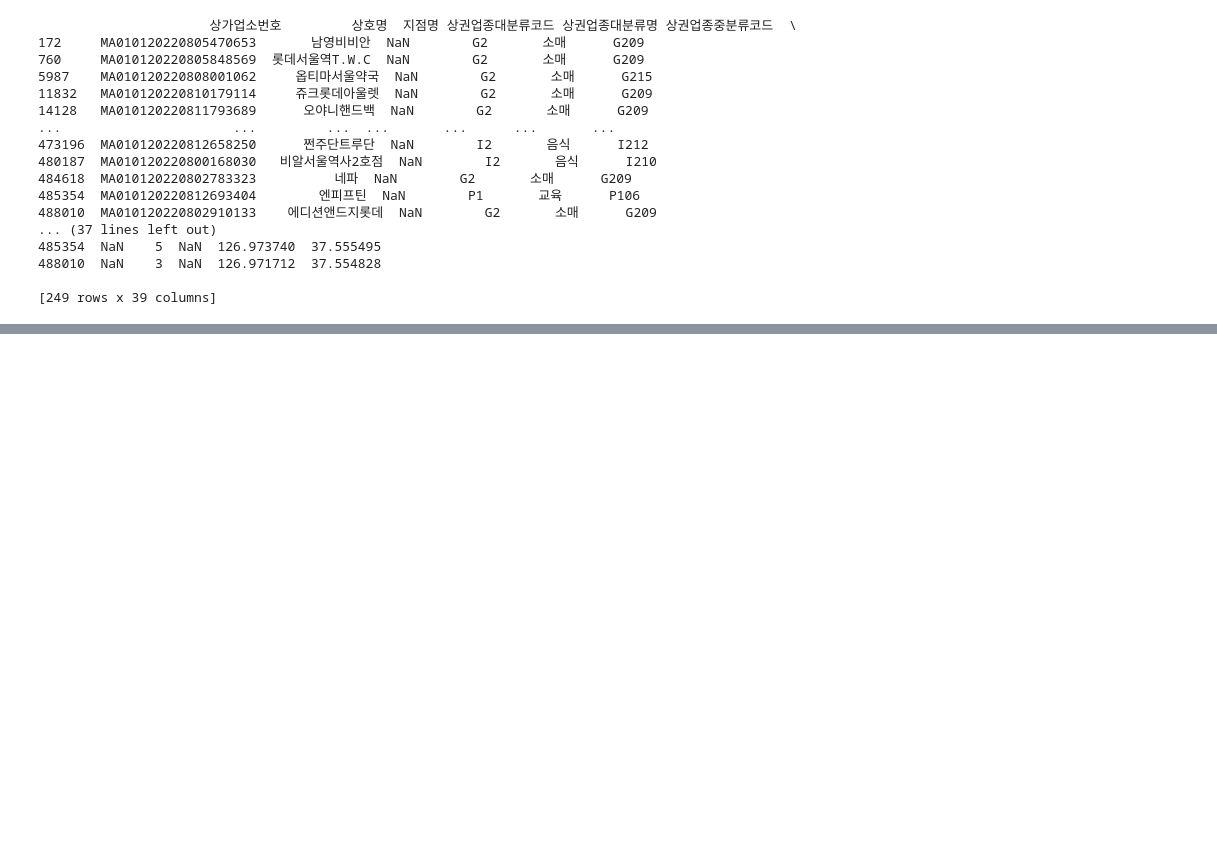
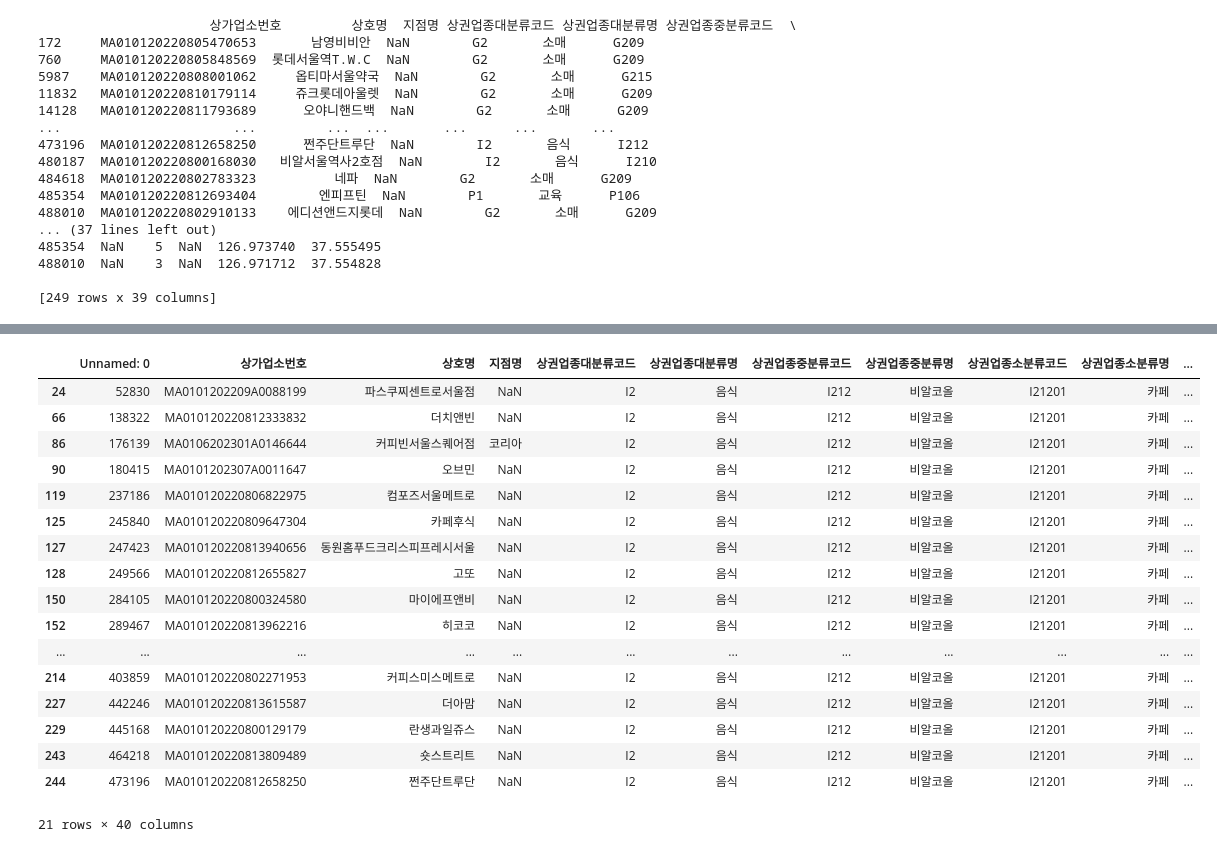
Before and after one commit to nickMingi/SeoulCafeLocationTop5, a Jupyter notebook: seoulStationCafe.ipynb, the cells around one changed output, grey strips where cells are left out. Cells and saved outputs as stored; diff of their text form; code cells hidden in the pictures; blank space fills up the shorter version.

Commit message:
Seoul Station Preprocessing map

```diff
--- a/seoulStationCafe.ipynb
+++ b/seoulStationCafe.ipynb
@@ -159,3 +164,7 @@ print(data[data["상가업소번호"].isin(locations_inside_circle)])
 # %%
 seoulStation = data[data["상가업소번호"].isin(locations_inside_circle)]
 seoulStation.to_csv('seoulStation.csv')
+# %%
+seoulStationDF = pd.read_csv("seoulStation.csv")
+
+seoulStationDF
@@ -161,0 +185,23 @@ seoulStation.to_csv('seoulStation.csv')
+# %%
+seoulStationCafe = seoulStationDF[seoulStationDF["상권업종소분류명"] == "카페"]
+
+seoulStationCafe
+# %% [output]
+|  | Unnamed: 0 | 상가업소번호 | 상호명 | 지점명 | 상권업종대분류코드 | 상권업종대분류명 | 상권업종중분류코드 | 상권업종중분류명 | 상권업종소분류코드 | 상권업종소분류명 | ... |
+| 24 | 52830 | MA0101202209A0088199 | 파스쿠찌센트로서울점 | NaN | I2 | 음식 | I212 | 비알코올 | I21201 | 카페 | ... |
+| 66 | 138322 | MA010120220812333832 | 더치앤빈 | NaN | I2 | 음식 | I212 | 비알코올 | I21201 | 카페 | ... |
+| 86 | 176139 | MA0106202301A0146644 | 커피빈서울스퀘어점 | 코리아 | I2 | 음식 | I212 | 비알코올 | I21201 | 카페 | ... |
+| 90 | 180415 | MA0101202307A0011647 | 오브민 | NaN | I2 | 음식 | I212 | 비알코올 | I21201 | 카페 | ... |
+| 119 | 237186 | MA010120220806822975 | 컴포즈서울메트로 | NaN | I2 | 음식 | I212 | 비알코올 | I21201 | 카페 | ... |
+| 125 | 245840 | MA010120220809647304 | 카페후식 | NaN | I2 | 음식 | I212 | 비알코올 | I21201 | 카페 | ... |
+| 127 | 247423 | MA010120220813940656 | 동원홈푸드크리스피프레시서울 | NaN | I2 | 음식 | I212 | 비알코올 | I21201 | 카페 | ... |
+| 128 | 249566 | MA010120220812655827 | 고또 | NaN | I2 | 음식 | I212 | 비알코올 | I21201 | 카페 | ... |
+| 150 | 284105 | MA010120220800324580 | 마이에프앤비 | NaN | I2 | 음식 | I212 | 비알코올 | I21201 | 카페 | ... |
+| 152 | 289467 | MA010120220813962216 | 히코코 | NaN | I2 | 음식 | I212 | 비알코올 | I21201 | 카페 | ... |
+| ... | ... | ... | ... | ... | ... | ... | ... | ... | ... | ... | ... |
+| 214 | 403859 | MA010120220802271953 | 커피스미스메트로 | NaN | I2 | 음식 | I212 | 비알코올 | I21201 | 카페 | ... |
+| 227 | 442246 | MA010120220813615587 | 더아맘 | NaN | I2 | 음식 | I212 | 비알코올 | I21201 | 카페 | ... |
+| 229 | 445168 | MA010120220800129179 | 란생과일쥬스 | NaN | I2 | 음식 | I212 | 비알코올 | I21201 | 카페 | ... |
+| 243 | 464218 | MA010120220813809489 | 숏스트리트 | NaN | I2 | 음식 | I212 | 비알코올 | I21201 | 카페 | ... |
+| 244 | 473196 | MA010120220812658250 | 쩐주단트루단 | NaN | I2 | 음식 | I212 | 비알코올 | I21201 | 카페 | ... |
+21 rows × 40 columns
```
Also changed, not shown: parts of 7 cells of this notebook.
